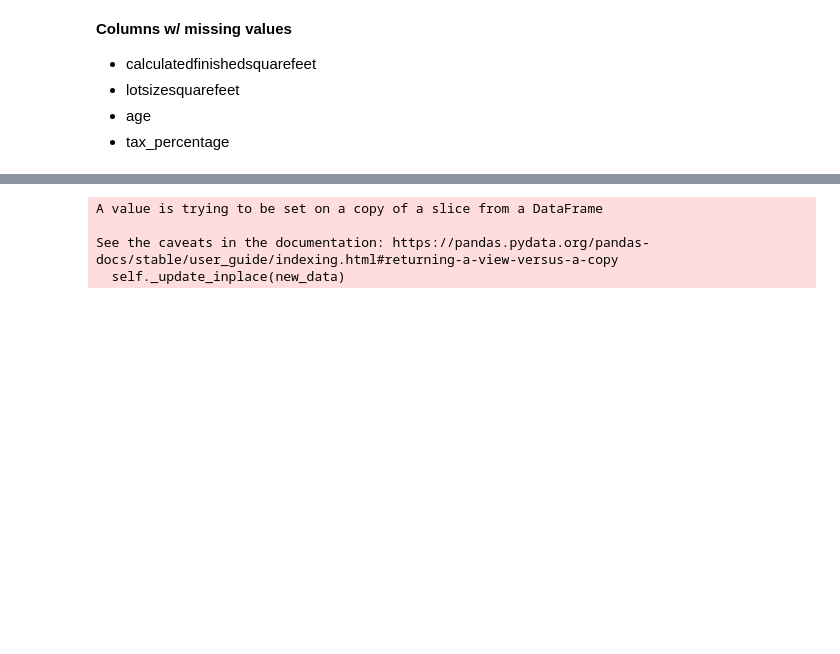
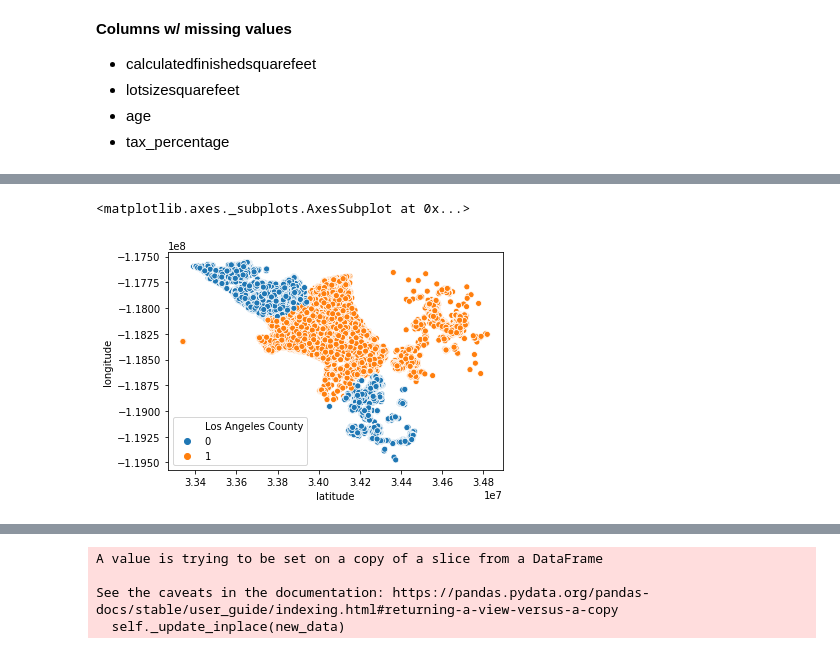
Before and after one commit to matt-c-knight/clustering-project, a Jupyter notebook: zillow_project.ipynb, the cells around one changed output, grey strips where cells are left out. Drawn from its saved outputs; the diff is of its cells as text; code cells hidden in the pictures; blank space fills up the shorter version.

```diff
--- a/zillow_project.ipynb
+++ b/zillow_project.ipynb
@@ -176,0 +276,5 @@ train.tax_percentage.mean()
+# %%
+sns.scatterplot(data=X_train, x='latitude', y='longitude', hue='Los Angeles County' )
+# %% [output]
+<matplotlib.axes._subplots.AxesSubplot at 0x...>
+[figure, added]
```
Also changed, not shown: parts of 75 cells of this notebook, 3 other files.
